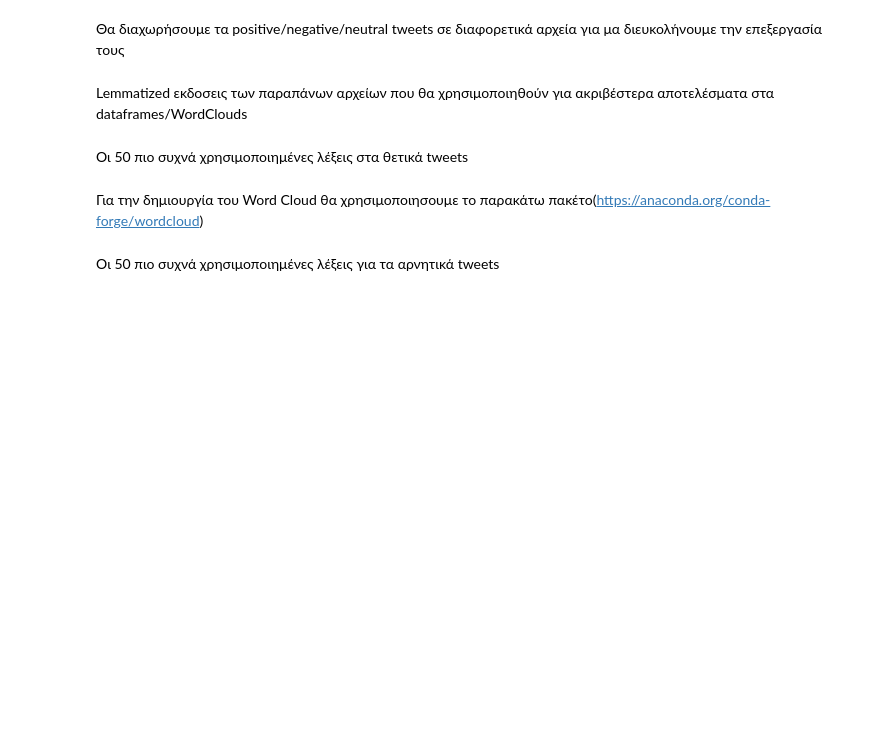
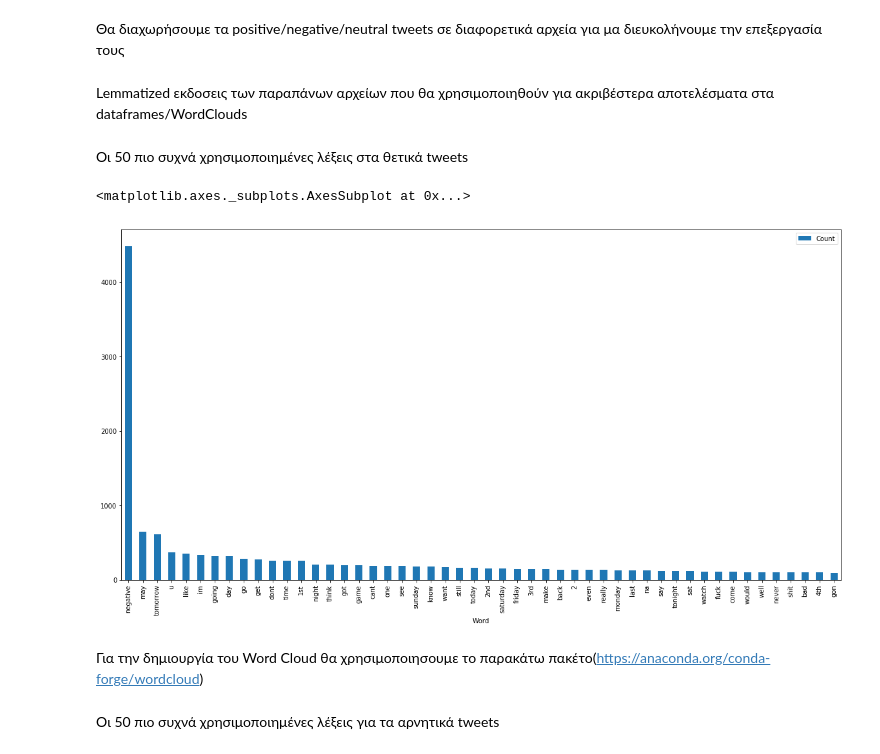
Before and after one commit to billsioros/twitter-sentiment-analysis, a Jupyter notebook: Project/scr/Data-Mining-Project.ipynb, the cells around one changed output. Cells and saved outputs as stored; diff of their text form; code cells hidden in the pictures; blank space fills up the shorter version.

```diff
--- a/Project/scr/Data-Mining-Project.ipynb
+++ b/Project/scr/Data-Mining-Project.ipynb
@@ -140,26 +140,28 @@ file.close()
 # %%
 from collections import Counter
 import pandas as pd
 from nltk import word_tokenize
 
-with open('lemmatizedPositiveTweets.tsv', 'r', encoding="utf8") as fileInput:
+with open('scripts/out/train2017_negative.tsv', 'r', encoding="utf8") as fileInput:
     data = ''
     for line in fileInput:
         line = line.lower()
         data += line
 
 tweetList = data.splitlines()
 
 positiveTweetList = []
 for tweet in tweetList:
     positiveTweetList.append(word_tokenize(tweet))
 
 count = Counter(' ')
 for tweet in positiveTweetList:
     count +=  Counter(tweet)
 
 dataFrame = pd.DataFrame(data =count.most_common(50), columns=['Word', 'Count'])
-dataFrame
+# %% [output]
+<matplotlib.axes._subplots.AxesSubplot at 0x...>
+[figure, added]
 # %% [markdown]
 Για την δημιουργία του Word Cloud θα χρησιμοποιησουμε το παρακάτω πακέτο(https://anaconda.org/conda-forge/wordcloud)
 # %% [markdown]
```
Also changed, not shown: 3 other files.
